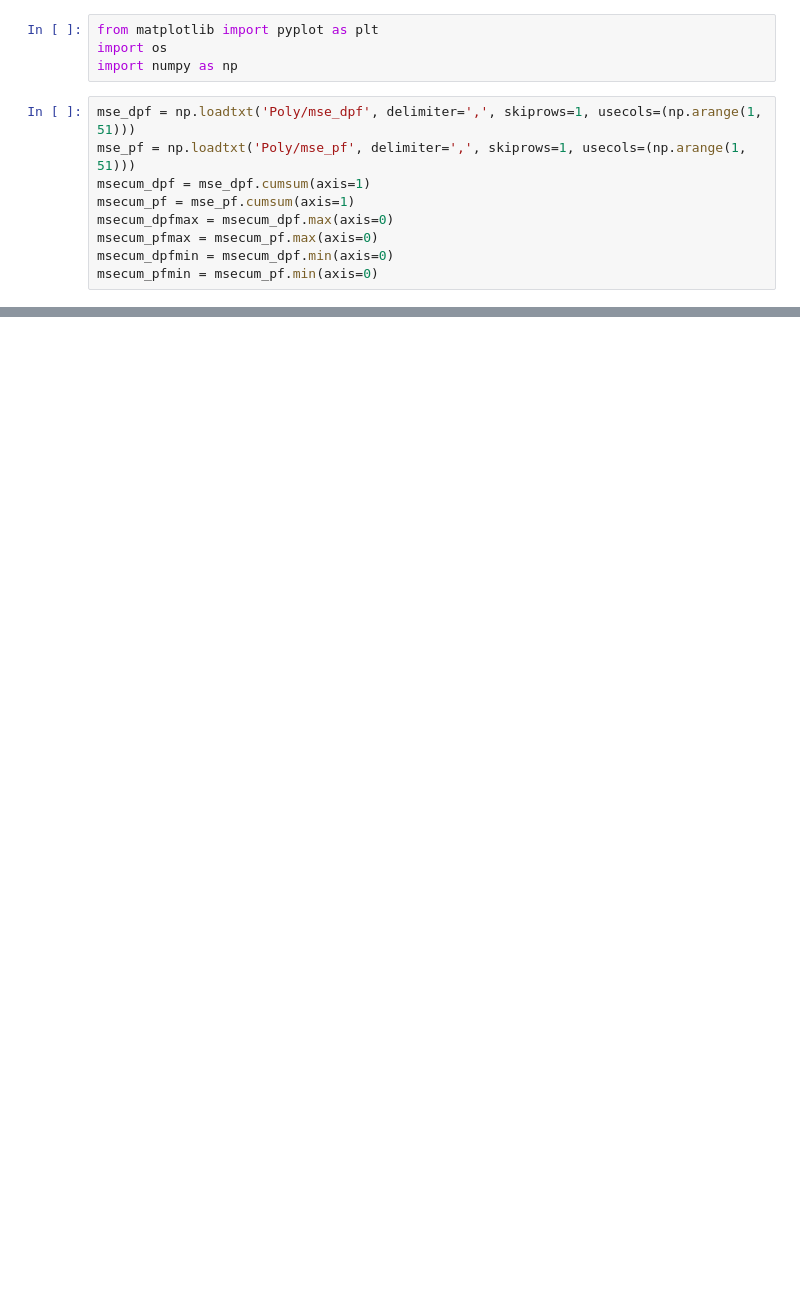
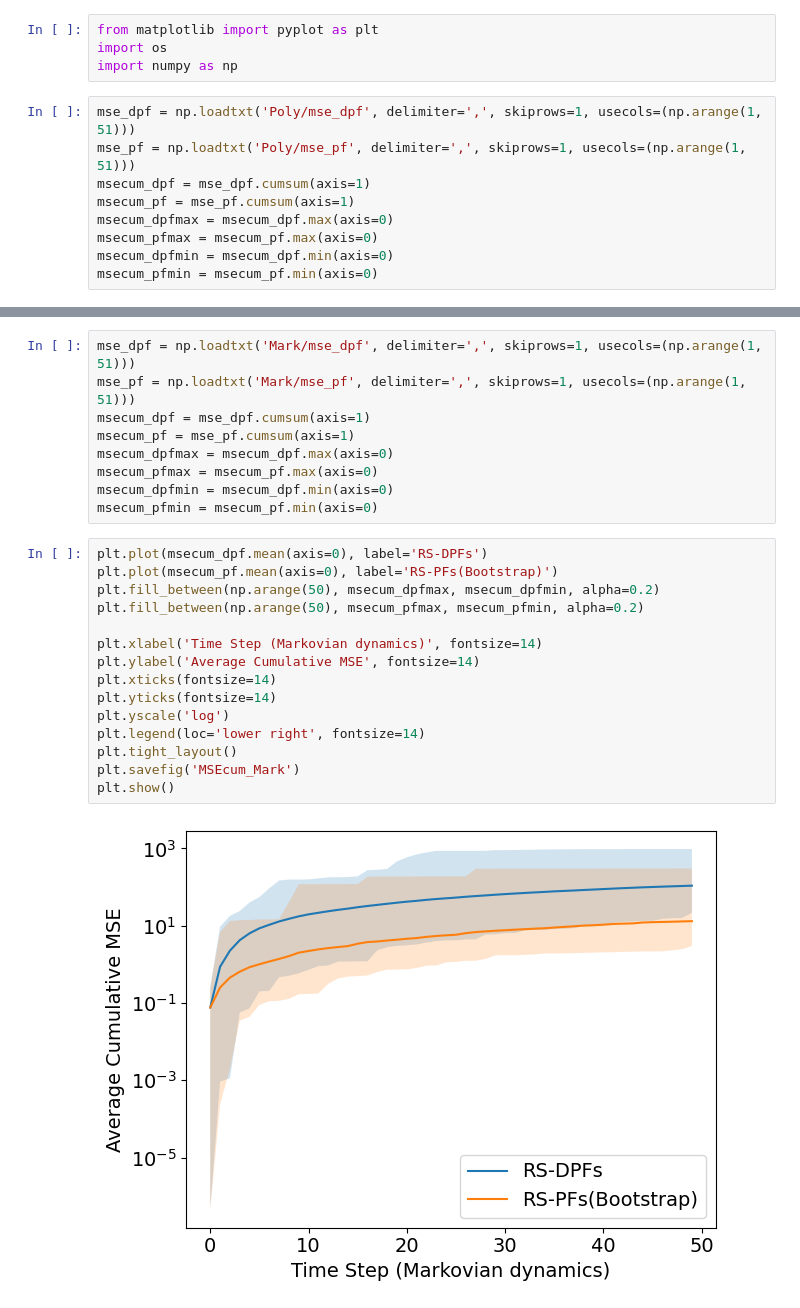
Before and after one commit to WickhamLi/RS-DBPF, a Jupyter notebook: results/Figures.ipynb, the cells around one changed output, grey strips where cells are left out. Saved outputs shown, nothing was run; the diff lists cells and outputs as text; blank space fills up the shorter version.

```diff
--- a/results/Figures.ipynb
+++ b/results/Figures.ipynb
@@ -31,3 +31,29 @@ plt.show()
+# %%
+mse_dpf = np.loadtxt('Mark/mse_dpf', delimiter=',', skiprows=1, usecols=(np.arange(1, 51)))
+mse_pf = np.loadtxt('Mark/mse_pf', delimiter=',', skiprows=1, usecols=(np.arange(1, 51)))
+msecum_dpf = mse_dpf.cumsum(axis=1)
+msecum_pf = mse_pf.cumsum(axis=1)
+msecum_dpfmax = msecum_dpf.max(axis=0)
+msecum_pfmax = msecum_pf.max(axis=0)
+msecum_dpfmin = msecum_dpf.min(axis=0)
+msecum_pfmin = msecum_pf.min(axis=0)
+# %%
+plt.plot(msecum_dpf.mean(axis=0), label='RS-DPFs')
+plt.plot(msecum_pf.mean(axis=0), label='RS-PFs(Bootstrap)')
+plt.fill_between(np.arange(50), msecum_dpfmax, msecum_dpfmin, alpha=0.2)
+plt.fill_between(np.arange(50), msecum_pfmax, msecum_pfmin, alpha=0.2)
+
+plt.xlabel('Time Step (Markovian dynamics)', fontsize=14)
+plt.ylabel('Average Cumulative MSE', fontsize=14)
+plt.xticks(fontsize=14)
+plt.yticks(fontsize=14)
+plt.yscale('log')
+plt.legend(loc='lower right', fontsize=14)
+plt.tight_layout()
+plt.savefig('MSEcum_Mark')
+plt.show()
+# %% [output]
+[figure, added]
 # %%
 loss = [6.24854878, 4.92120546, 3.69062454, 2.94525069, 2.51159305, 2.40325917,
  2.33846411, 2.28567985, 2.20899892, 2.05749633, 2.00905622, 1.95058009,
```
Also changed, not shown: parts of 4 cells of this notebook, 11 other files.
